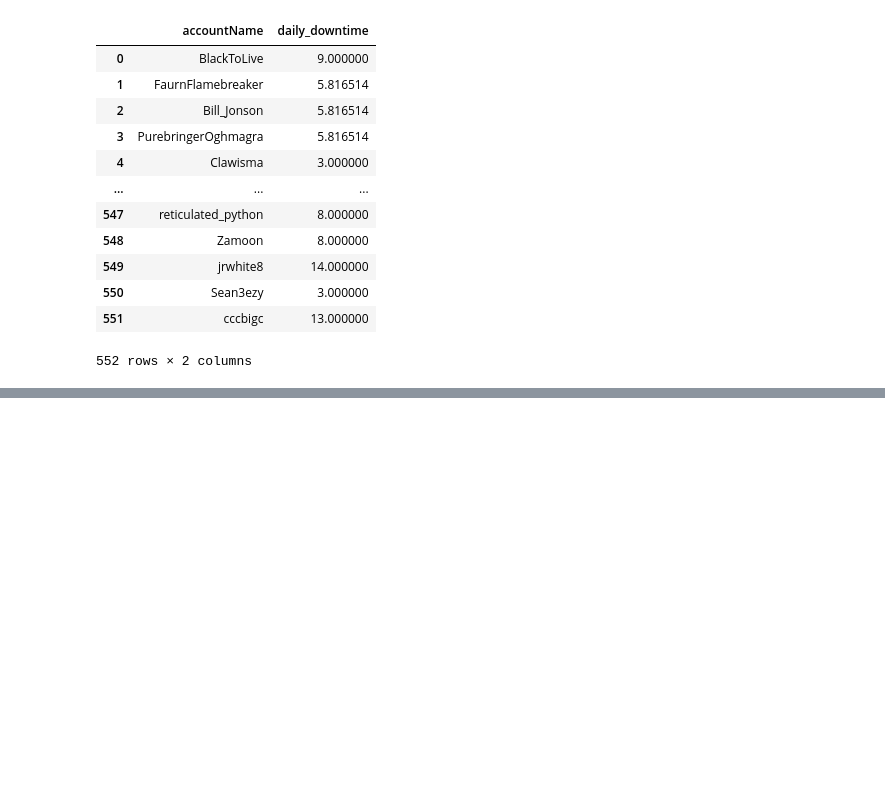
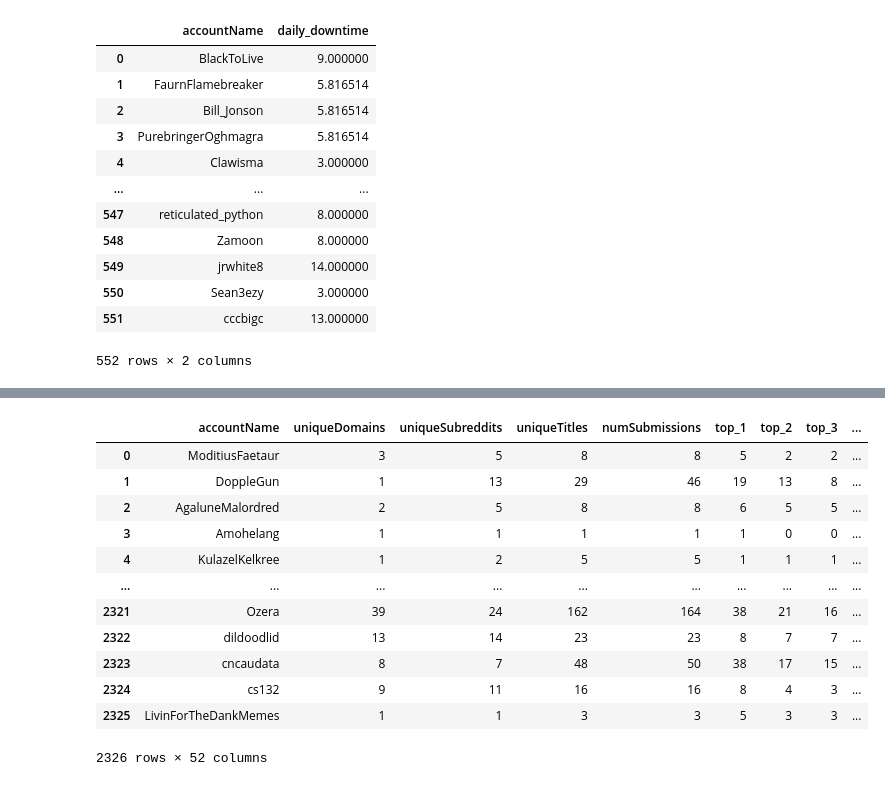
Before and after one commit to benibienz/reddit-analysis, a Jupyter notebook: Data/FeatureEngineering-Final.ipynb, the cells around one changed output, grey strips where cells are left out. Saved outputs shown, nothing was run; the diff lists cells and outputs as text; code cells hidden in the pictures; blank space fills up the shorter version.

```diff
--- a/Data/FeatureEngineering-Final.ipynb
+++ b/Data/FeatureEngineering-Final.ipynb
@@ -364,0 +553,8 @@ final_df_3 = pd.merge(temp_with_dd_2, temp_df_witho)
+# %%
+from gensim.models import Word2Vec
+from gensim.models import KeyedVectors
+w2v_model_titles = Word2Vec([all_titles.split() for all_titles in all_titles_list], min_count=5, size=20, workers=4)
+w2v_model_comments = Word2Vec([all_comments.split() for all_comments in all_comments_list], min_count=5, size=20, workers=4)
+# %%
+all_titles_w2v = transform_sent_to_avg_w2v(all_titles_list, w2v_model_titles)
+all_comments_w2v = transform_sent_to_avg_w2v(all_comments_list, w2v_model_comments)
@@ -364,0 +564,10 @@ final_df_3 = pd.merge(temp_with_dd_2, temp_df_witho)
+# %%
+titles_colnames = []
+comments_colnames = []
+
+for i in range(1, 21):
+    titles_colnames.append('title_w2v_' + str(i))
+    comments_colnames.append('comment_w2v_' + str(i))
+
+print(titles_colnames)
+print(comments_colnames)
@@ -364,0 +577,7 @@ final_df_3 = pd.merge(temp_with_dd_2, temp_df_witho)
+# %%
+w2v_df = pd.DataFrame(np.array(all_titles_w2v), columns= titles_colnames)
+w2v_df_comments = pd.DataFrame(np.array(all_comments_w2v), columns= comments_colnames)
+for col in w2v_df_comments.columns:
+    w2v_df[col] = w2v_df_comments[col]
+w2v_df['accountName'] = account_names_list
+w2v_df.head()
@@ -364,0 +592,17 @@ final_df_3 = pd.merge(temp_with_dd_2, temp_df_witho)
+# %%
+final_df_5 = pd.merge(final_df_1, w2v_df, on= 'accountName')
+final_df_5
+# %% [output]
+|  | accountName | uniqueDomains | uniqueSubreddits | uniqueTitles | numSubmissions | top_1 | top_2 | top_3 | ... |
+| 0 | ModitiusFaetaur | 3 | 5 | 8 | 8 | 5 | 2 | 2 | ... |
+| 1 | DoppleGun | 1 | 13 | 29 | 46 | 19 | 13 | 8 | ... |
+| 2 | AgaluneMalordred | 2 | 5 | 8 | 8 | 6 | 5 | 5 | ... |
+| 3 | Amohelang | 1 | 1 | 1 | 1 | 1 | 0 | 0 | ... |
+| 4 | KulazelKelkree | 1 | 2 | 5 | 5 | 1 | 1 | 1 | ... |
+| ... | ... | ... | ... | ... | ... | ... | ... | ... | ... |
+| 2321 | Ozera | 39 | 24 | 162 | 164 | 38 | 21 | 16 | ... |
+| 2322 | dildoodlid | 13 | 14 | 23 | 23 | 8 | 7 | 7 | ... |
+| 2323 | cncaudata | 8 | 7 | 48 | 50 | 38 | 17 | 15 | ... |
+| 2324 | cs132 | 9 | 11 | 16 | 16 | 8 | 4 | 3 | ... |
+| 2325 | LivinForTheDankMemes | 1 | 1 | 3 | 3 | 5 | 3 | 3 | ... |
+2326 rows × 52 columns
```
Also changed, not shown: parts of 11 cells of this notebook, 2 other files.
